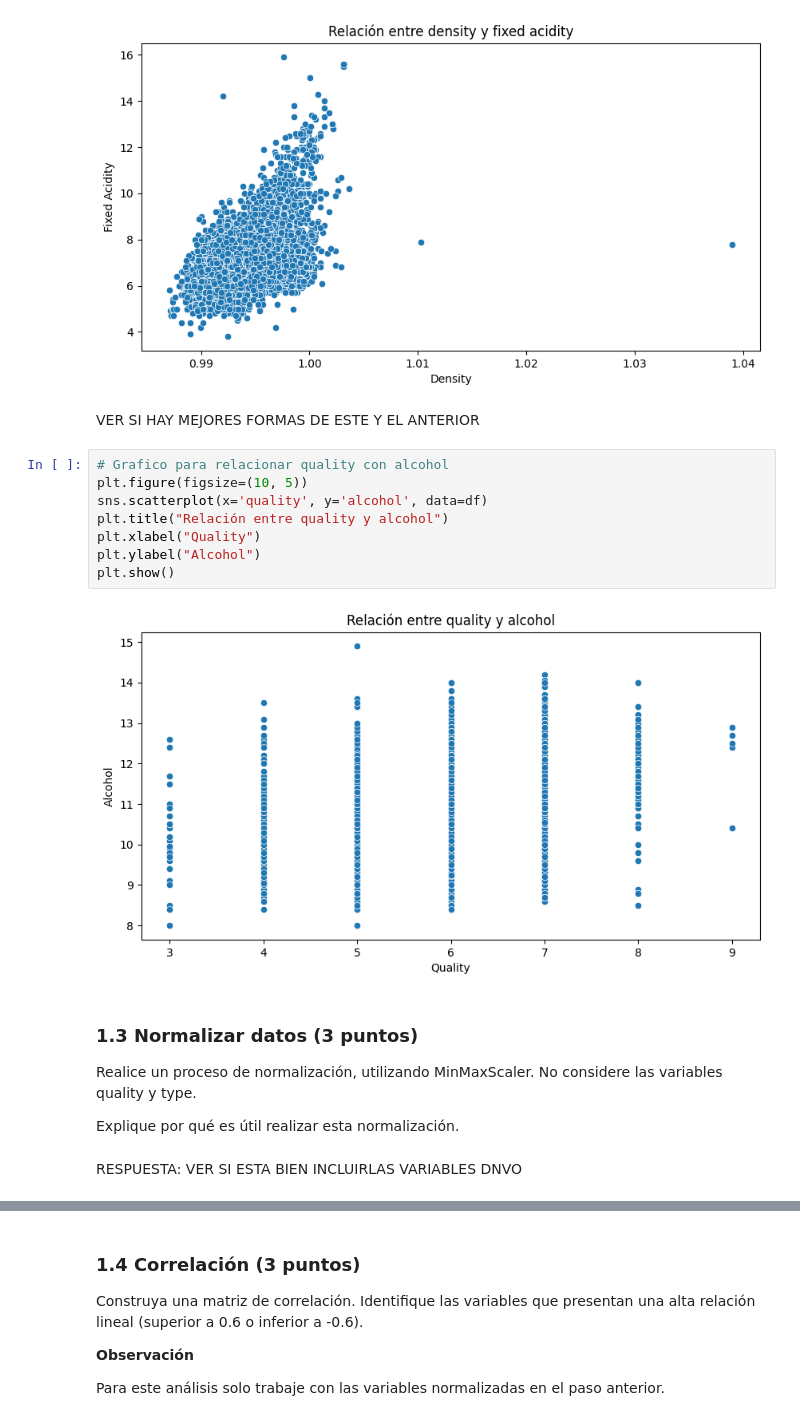
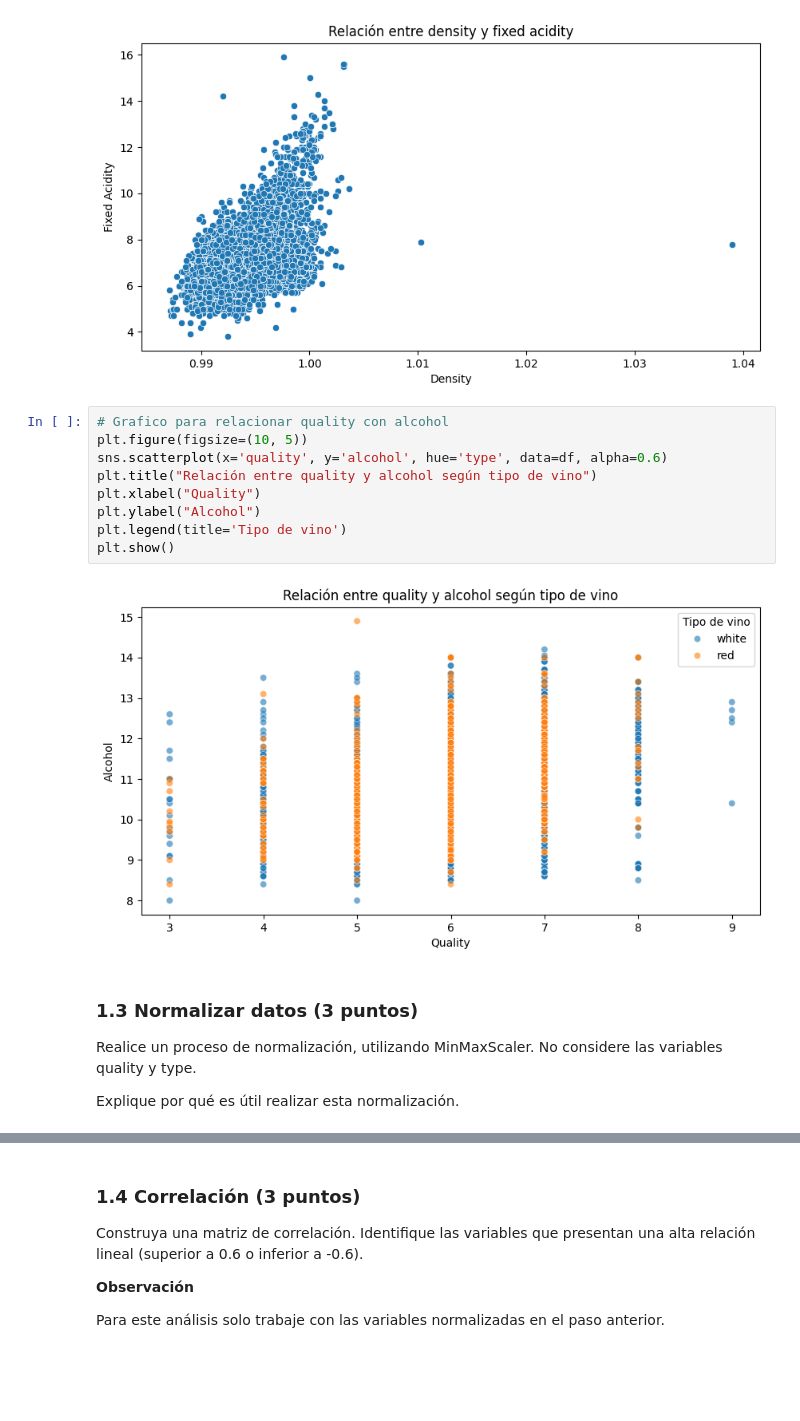
Before and after one commit to VicenteLavagnino/IIC2433, a Jupyter notebook: Tareas/T1/T1-VicenteLavagnino.ipynb, the cells around one changed output, grey strips where cells are left out. Saved outputs shown, nothing was run; the diff lists cells and outputs as text; blank space fills up the shorter version.

Commit message:
avances entrega1

```diff
--- a/Tareas/T1/T1-VicenteLavagnino.ipynb
+++ b/Tareas/T1/T1-VicenteLavagnino.ipynb
@@ -232,23 +241,20 @@ plt.ylabel("Fixed Acidity")
 plt.show()
 # %% [output]
 [figure]
-# %% [markdown]
-VER SI HAY MEJORES FORMAS DE ESTE Y EL ANTERIOR
 # %%
 # Grafico para relacionar quality con alcohol
 plt.figure(figsize=(10, 5))
-sns.scatterplot(x='quality', y='alcohol', data=df)
-plt.title("Relación entre quality y alcohol")
+sns.scatterplot(x='quality', y='alcohol', hue='type', data=df, alpha=0.6)
+plt.title("Relación entre quality y alcohol según tipo de vino")
 plt.xlabel("Quality")
 plt.ylabel("Alcohol")
+plt.legend(title='Tipo de vino')
 plt.show()
 # %% [output]
-[figure, old version]
+[figure, new version]
 # %% [markdown]
 ### 1.3 Normalizar datos (3 puntos)
 
 Realice un proceso de normalización, utilizando MinMaxScaler. No considere las variables quality y type.
 
 Explique por qué es útil realizar esta normalización.
-# %% [markdown]
-RESPUESTA: VER SI ESTA BIEN INCLUIRLAS VARIABLES DNVO
```
Also changed, not shown: parts of 25 cells of this notebook.
